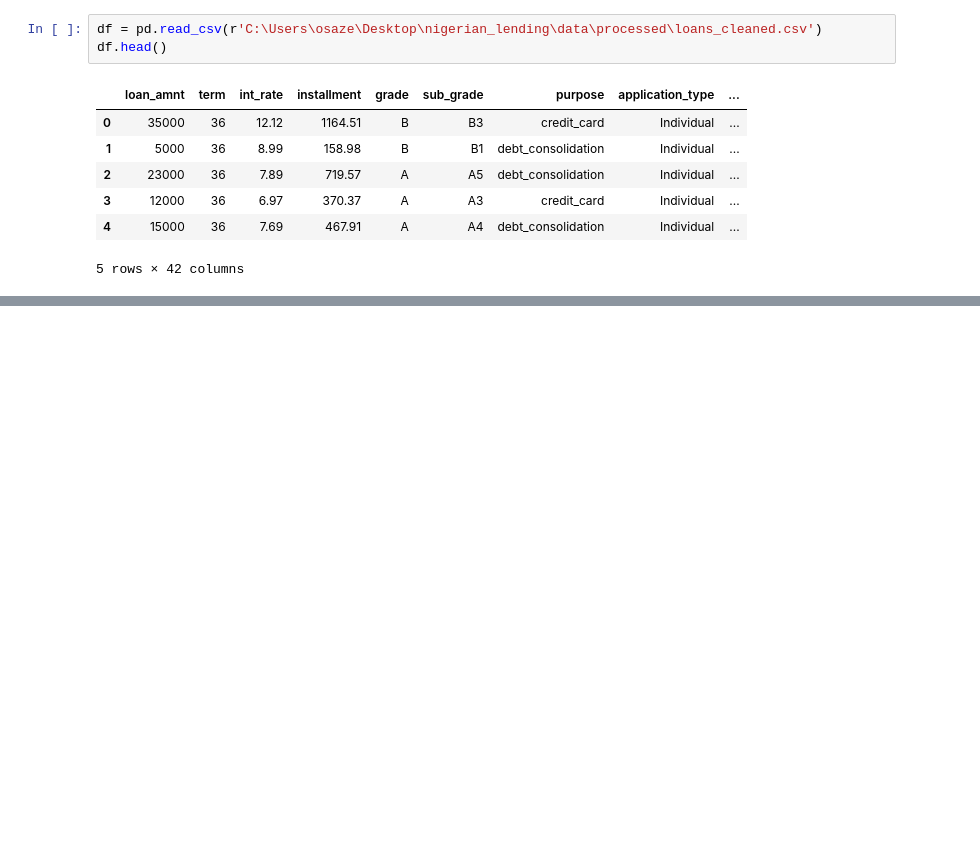
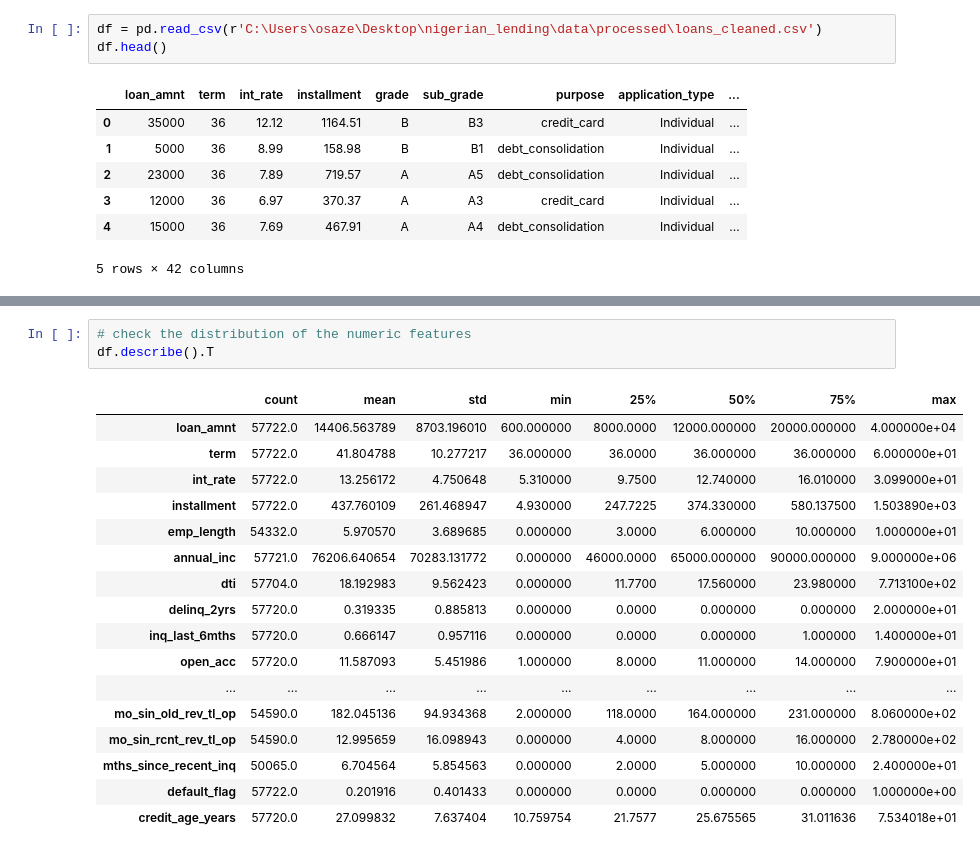
Before and after one commit to KingsleyElo/nigerian-credit-risk, a Jupyter notebook: notebooks/02_eda.ipynb, the cells around one changed output, grey strips where cells are left out. Cells and saved outputs as stored; diff of their text form; blank space fills up the shorter version.

```diff
--- a/notebooks/02_eda.ipynb
+++ b/notebooks/02_eda.ipynb
@@ -16,0 +38,21 @@ df.head()
+# %%
+# check the distribution of the numeric features
+df.describe().T
+# %% [output]
+|  | count | mean | std | min | 25% | 50% | 75% | max |
+| loan_amnt | 57722.0 | 14406.563789 | 8703.196010 | 600.000000 | 8000.0000 | 12000.000000 | 20000.000000 | 4.000000e+04 |
+| term | 57722.0 | 41.804788 | 10.277217 | 36.000000 | 36.0000 | 36.000000 | 36.000000 | 6.000000e+01 |
+| int_rate | 57722.0 | 13.256172 | 4.750648 | 5.310000 | 9.7500 | 12.740000 | 16.010000 | 3.099000e+01 |
+| installment | 57722.0 | 437.760109 | 261.468947 | 4.930000 | 247.7225 | 374.330000 | 580.137500 | 1.503890e+03 |
+| emp_length | 54332.0 | 5.970570 | 3.689685 | 0.000000 | 3.0000 | 6.000000 | 10.000000 | 1.000000e+01 |
+| annual_inc | 57721.0 | 76206.640654 | 70283.131772 | 0.000000 | 46000.0000 | 65000.000000 | 90000.000000 | 9.000000e+06 |
+| dti | 57704.0 | 18.192983 | 9.562423 | 0.000000 | 11.7700 | 17.560000 | 23.980000 | 7.713100e+02 |
+| delinq_2yrs | 57720.0 | 0.319335 | 0.885813 | 0.000000 | 0.0000 | 0.000000 | 0.000000 | 2.000000e+01 |
+| inq_last_6mths | 57720.0 | 0.666147 | 0.957116 | 0.000000 | 0.0000 | 0.000000 | 1.000000 | 1.400000e+01 |
+| open_acc | 57720.0 | 11.587093 | 5.451986 | 1.000000 | 8.0000 | 11.000000 | 14.000000 | 7.900000e+01 |
+| ... | ... | ... | ... | ... | ... | ... | ... | ... |
+| mo_sin_old_rev_tl_op | 54590.0 | 182.045136 | 94.934368 | 2.000000 | 118.0000 | 164.000000 | 231.000000 | 8.060000e+02 |
+| mo_sin_rcnt_rev_tl_op | 54590.0 | 12.995659 | 16.098943 | 0.000000 | 4.0000 | 8.000000 | 16.000000 | 2.780000e+02 |
+| mths_since_recent_inq | 50065.0 | 6.704564 | 5.854563 | 0.000000 | 2.0000 | 5.000000 | 10.000000 | 2.400000e+01 |
+| default_flag | 57722.0 | 0.201916 | 0.401433 | 0.000000 | 0.0000 | 0.000000 | 0.000000 | 1.000000e+00 |
+| credit_age_years | 57720.0 | 27.099832 | 7.637404 | 10.759754 | 21.7577 | 25.675565 | 31.011636 | 7.534018e+01 |
```
Also changed, not shown: parts of 9 cells of this notebook.
